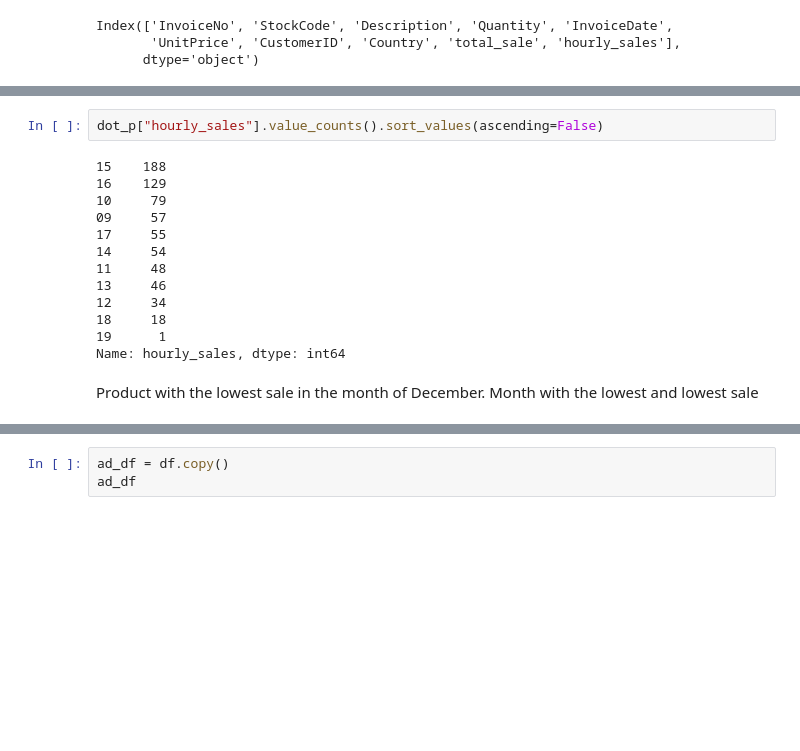
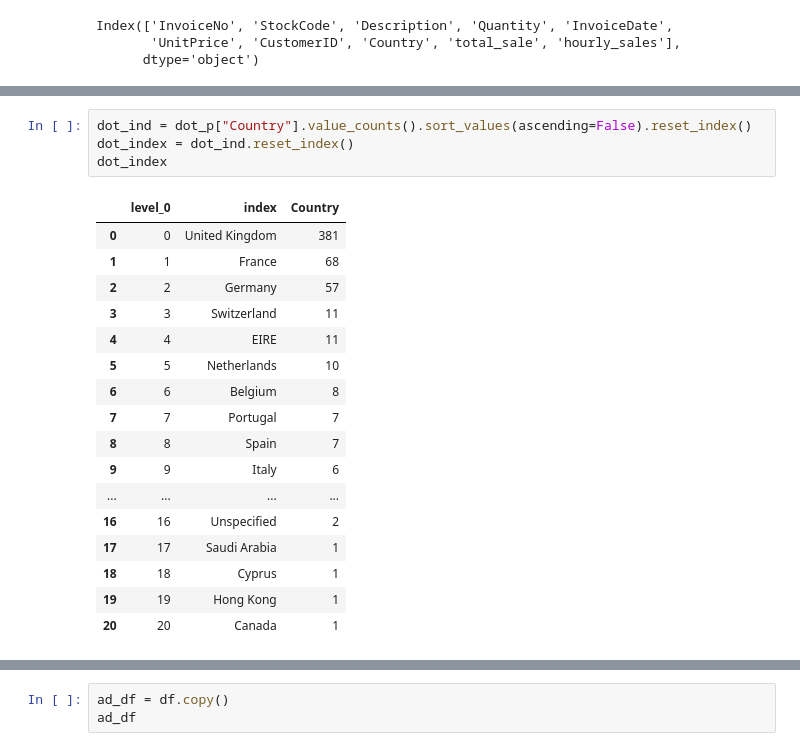
Before and after one commit to Cetezin/data_analytic, a Jupyter notebook: ClassWork.ipynb, the cells around one changed output, grey strips where cells are left out. Saved outputs shown, nothing was run; the diff lists cells and outputs as text; blank space fills up the shorter version.

```diff
--- a/ClassWork.ipynb
+++ b/ClassWork.ipynb
@@ -852,17 +877,22 @@ dot_p.head()
 # %%
-dot_p["hourly_sales"].value_counts().sort_values(ascending=False)
+dot_ind = dot_p["Country"].value_counts().sort_values(ascending=False).reset_index()
+dot_index = dot_ind.reset_index()
+dot_index
 # %% [output]
-15    188
-16    129
-10     79
-09     57
-17     55
-14     54
-11     48
-13     46
-12     34
-18     18
-19      1
-Name: hourly_sales, dtype: int64
+|  | level_0 | index | Country |
+| 0 | 0 | United Kingdom | 381 |
+| 1 | 1 | France | 68 |
+| 2 | 2 | Germany | 57 |
+| 3 | 3 | Switzerland | 11 |
+| 4 | 4 | EIRE | 11 |
+| 5 | 5 | Netherlands | 10 |
+| 6 | 6 | Belgium | 8 |
+| 7 | 7 | Portugal | 7 |
+| 8 | 8 | Spain | 7 |
+| 9 | 9 | Italy | 6 |
+| ... | ... | ... | ... |
+| 16 | 16 | Unspecified | 2 |
+| 17 | 17 | Saudi Arabia | 1 |
+| 18 | 18 | Cyprus | 1 |
+| 19 | 19 | Hong Kong | 1 |
+| 20 | 20 | Canada | 1 |
-# %% [markdown]
-Product with the lowest sale in the month of December. Month with the lowest and lowest sale
```
Also changed, not shown: parts of 7 cells of this notebook.
